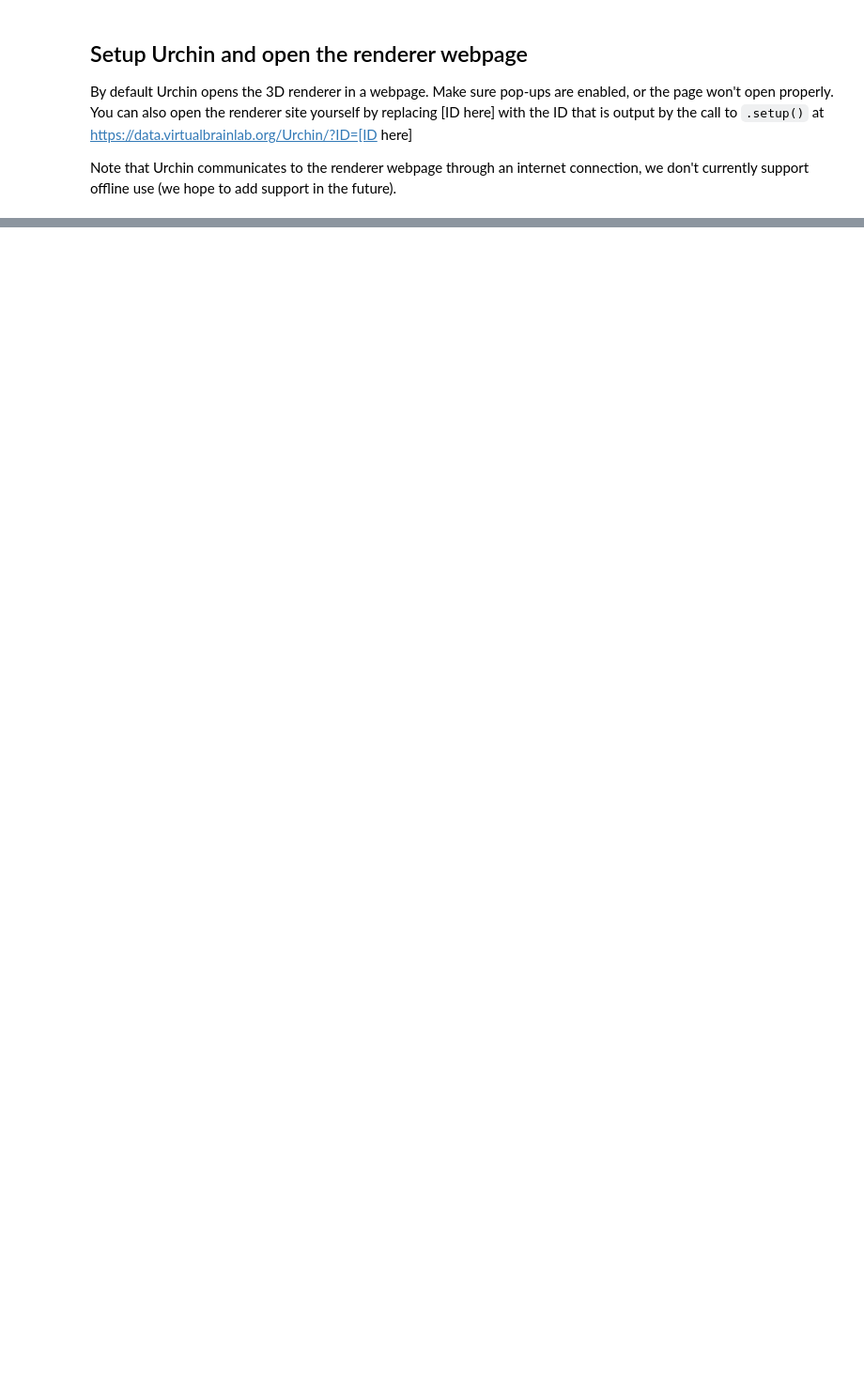
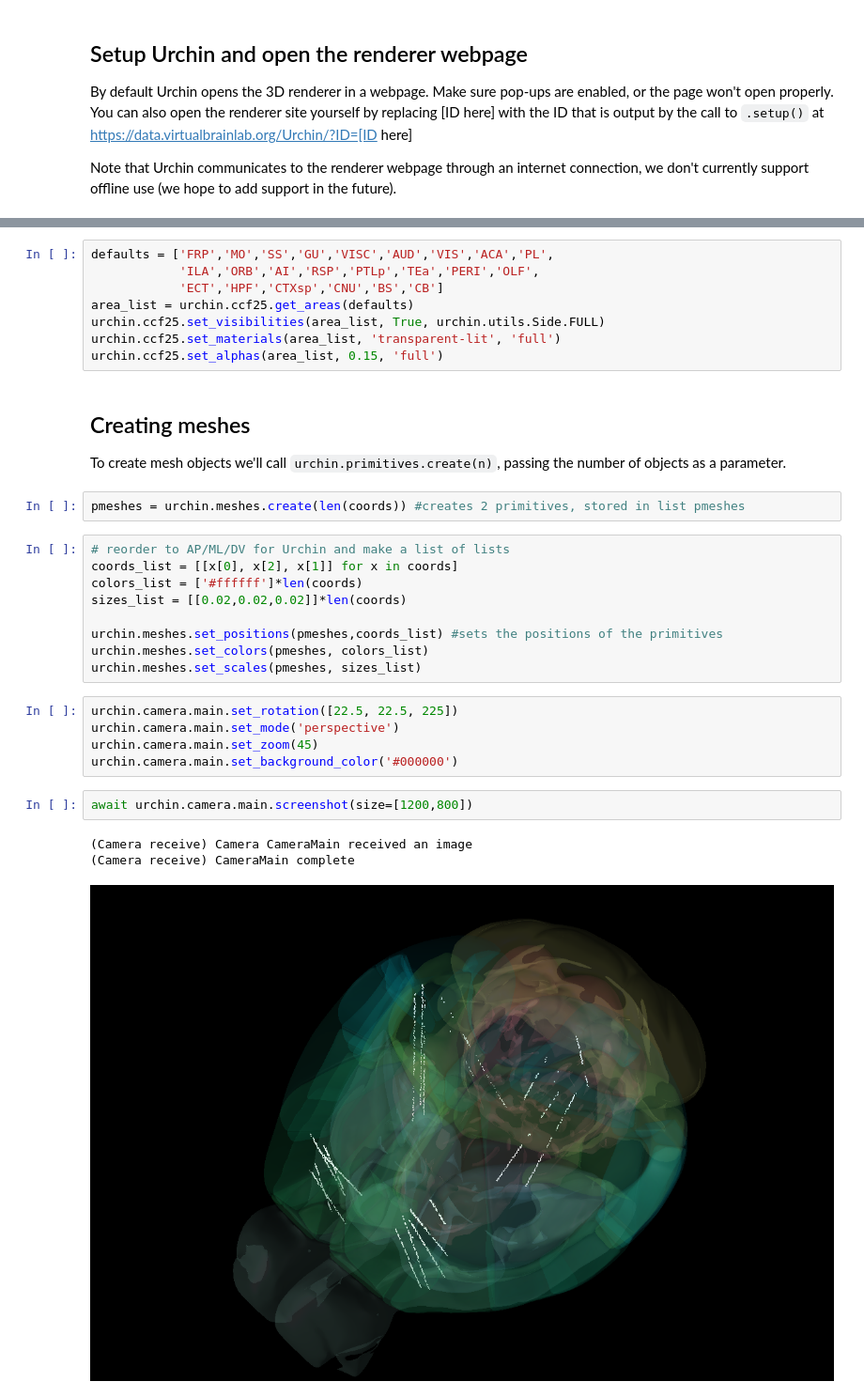
Before and after one commit to VirtualBrainLab/urchin-examples, a Jupyter notebook: basics/neurons_meshes.ipynb, the cells around one changed output, grey strips where cells are left out. Shown at 94% size. Cells and saved outputs as stored; diff of their text form; blank space fills up the shorter version.

```diff
--- a/basics/neurons_meshes.ipynb
+++ b/basics/neurons_meshes.ipynb
@@ -40,0 +67,34 @@ urchin.clear_primitives() #clears all primitives
+# %%
+defaults = ['FRP','MO','SS','GU','VISC','AUD','VIS','ACA','PL',
+            'ILA','ORB','AI','RSP','PTLp','TEa','PERI','OLF',
+            'ECT','HPF','CTXsp','CNU','BS','CB']
+area_list = urchin.ccf25.get_areas(defaults)
+urchin.ccf25.set_visibilities(area_list, True, urchin.utils.Side.FULL)
+urchin.ccf25.set_materials(area_list, 'transparent-lit', 'full')
+urchin.ccf25.set_alphas(area_list, 0.15, 'full')
+# %% [markdown]
+## Creating meshes
+
+To create mesh objects we'll call `urchin.primitives.create(n)`, passing the number of objects as a parameter.
+# %%
+pmeshes = urchin.meshes.create(len(coords)) #creates 2 primitives, stored in list pmeshes
+# %%
+# reorder to AP/ML/DV for Urchin and make a list of lists
+coords_list = [[x[0], x[2], x[1]] for x in coords]
+colors_list = ['#ffffff']*len(coords)
+sizes_list = [[0.02,0.02,0.02]]*len(coords)
+
+urchin.meshes.set_positions(pmeshes,coords_list) #sets the positions of the primitives
+urchin.meshes.set_colors(pmeshes, colors_list)
+urchin.meshes.set_scales(pmeshes, sizes_list)
+# %%
+urchin.camera.main.set_rotation([22.5, 22.5, 225])
+urchin.camera.main.set_mode('perspective')
+urchin.camera.main.set_zoom(45)
+urchin.camera.main.set_background_color('#000000')
+# %%
+await urchin.camera.main.screenshot(size=[1200,800])
+# %% [output]
+(Camera receive) Camera CameraMain received an image
+(Camera receive) CameraMain complete
+[figure, added]
```
Also changed, not shown: parts of 16 cells of this notebook.
